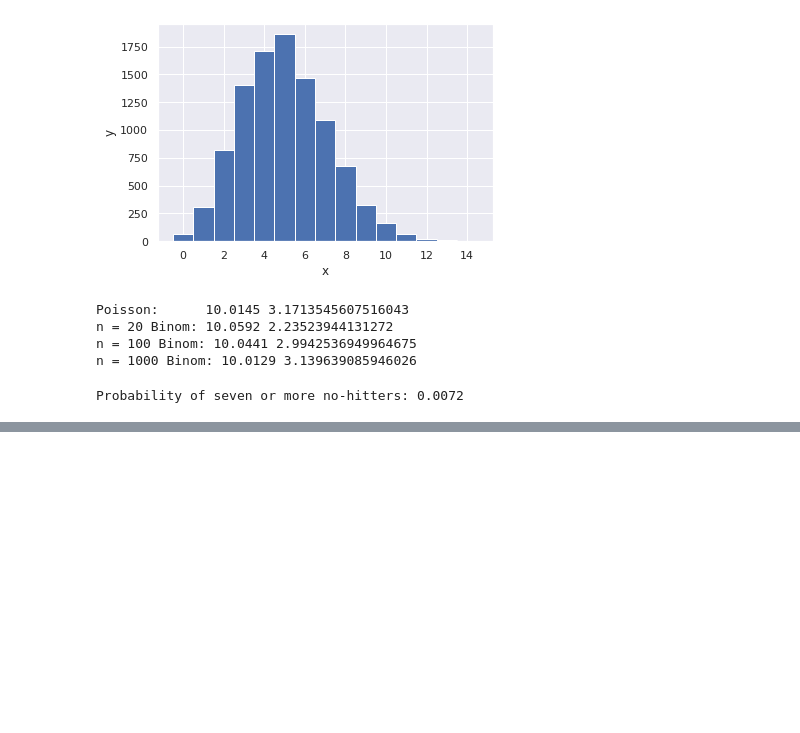
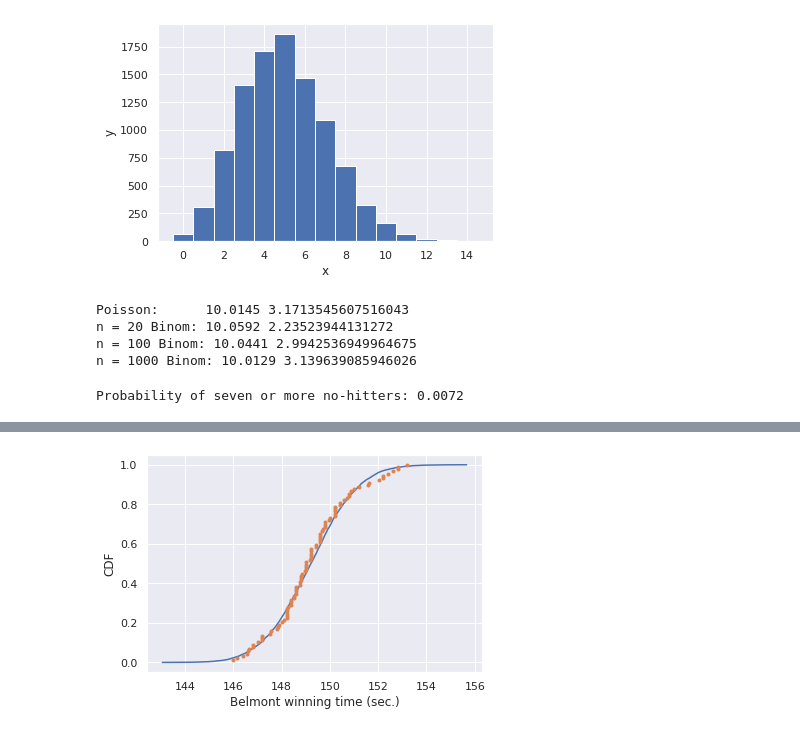
Before and after one commit to TedHaley/courses, a Jupyter notebook: statistical_thinking_in_python_part_1.ipynb, the cells around one changed output, grey strips where cells are left out. Cells and saved outputs as stored; diff of their text form; code cells hidden in the pictures; blank space fills up the shorter version.

```diff
--- a/statistical_thinking_in_python_part_1.ipynb
+++ b/statistical_thinking_in_python_part_1.ipynb
@@ -408,0 +446,33 @@ Probability of seven or more no-hitters: 0.0072
+# %%
+# Approximate normal distribution
+belmont_no_outliers = '148.51 146.65 148.52 150.7  150.42 150.88 151.57 147.54 149.65 148.74\
+ 147.86 148.75 147.5  148.26 149.71 146.56 151.19 147.88 149.16 148.82\
+ 148.96 152.02 146.82 149.97 146.13 148.1  147.2  146.   146.4  148.2\
+ 149.8  147.   147.2  147.8  148.2  149.   149.8  148.6  146.8  149.6\
+ 149.   148.2  149.2  148.   150.4  148.8  147.2  148.8  149.6  148.4\
+ 148.4  150.2  148.8  149.2  149.2  148.4  150.2  146.6  149.8  149.\
+ 150.8  148.6  150.2  149.   148.6  150.2  148.2  149.4  150.8  150.2\
+ 152.2  148.2  149.2  151.   149.6  149.6  149.4  148.6  150.   150.6\
+ 149.2  152.6  152.8  149.6  151.6  152.8  153.2  152.4  152.2'
+
+belmont_no_outliers = [float(i) for i in belmont_no_outliers.split(' ') if i != '']
+
+# Compute mean and standard deviation: mu, sigma
+mu=np.mean(belmont_no_outliers)
+sigma=np.std(belmont_no_outliers)
+
+# Sample out of a normal distribution with this mu and sigma: samples
+samples = np.random.normal(mu, sigma, size = 10000)
+
+# Get the CDF of the samples and of the data
+x,y=ecdf(belmont_no_outliers)
+x_theor, y_theor=ecdf(samples)
+
+# Plot the CDFs and show the plot
+_ = plt.plot(x_theor, y_theor)
+_ = plt.plot(x, y, marker='.', linestyle='none')
+_ = plt.xlabel('Belmont winning time (sec.)')
+_ = plt.ylabel('CDF')
+plt.show()
+# %% [output]
+[figure, added]
```
Also changed, not shown: parts of 2 cells of this notebook.
